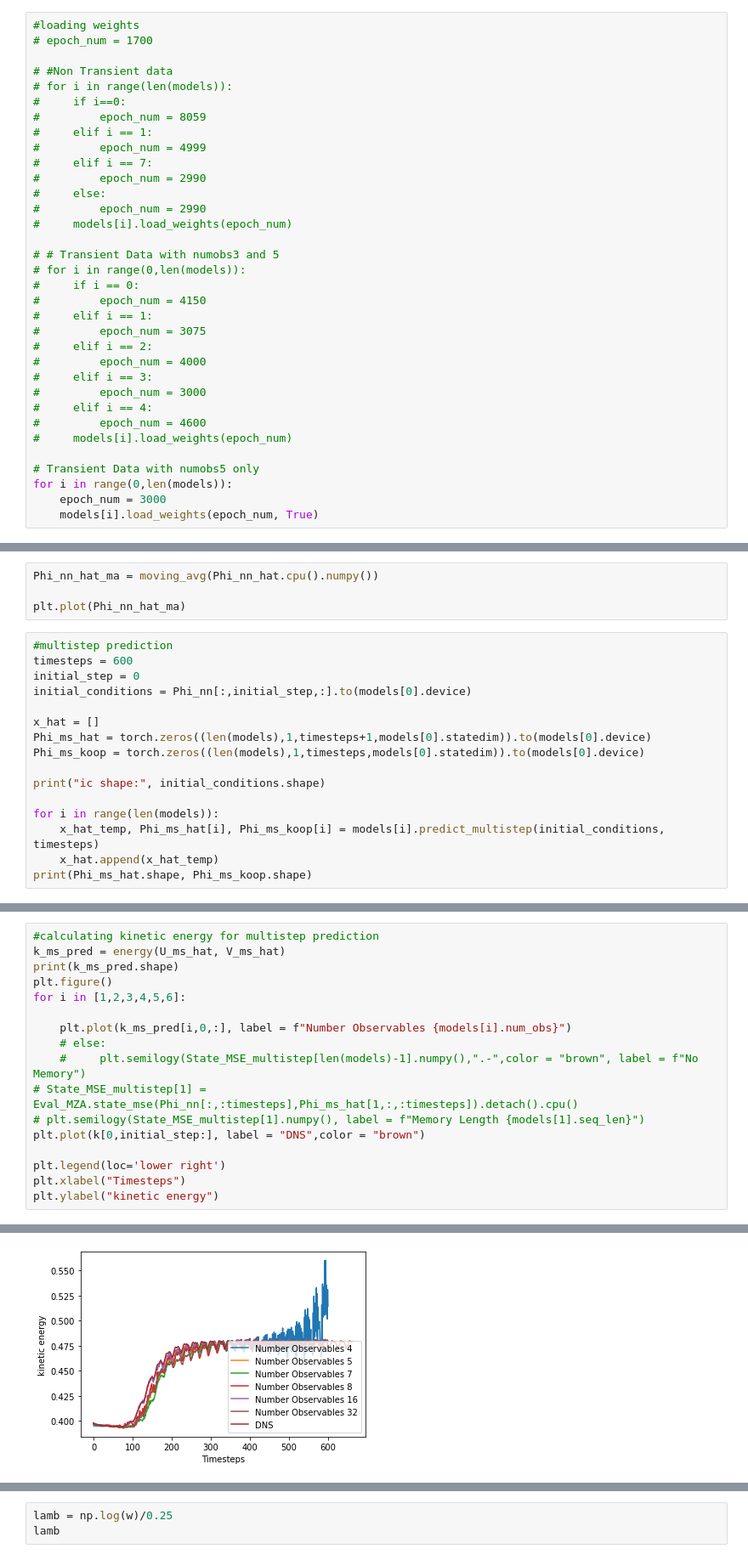
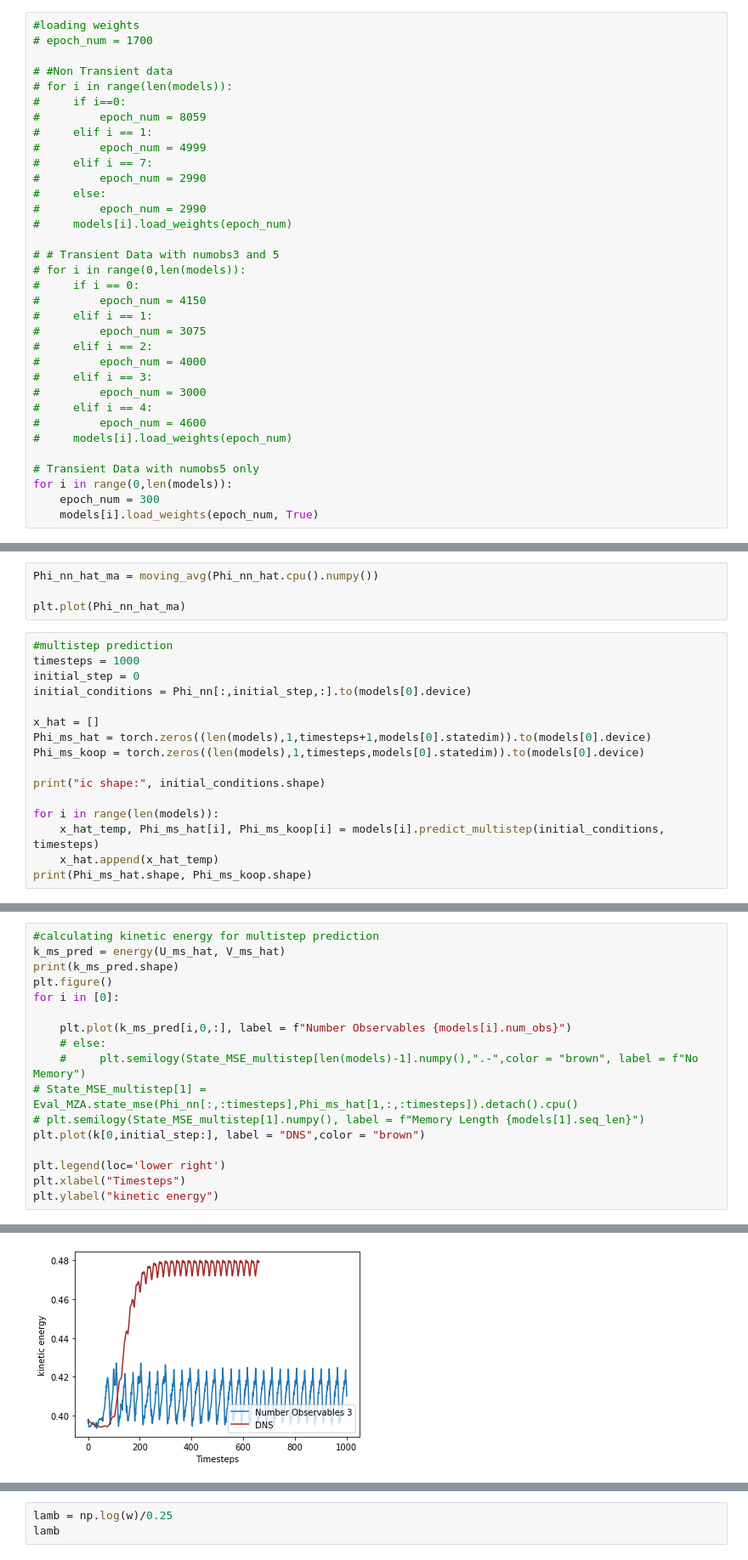
Before and after one commit to RigasLab/MZ-AE, a Jupyter notebook: Notebooks/eval_model_notebook_2Dcyl_multimodel_multistep_Exp4.2.4.ipynb, the cells around one changed output, grey strips where cells are left out. Shown at 85% size. Drawn from its saved outputs; the diff is of its cells as text.

```diff
--- a/Notebooks/eval_model_notebook_2Dcyl_multimodel_multistep_Exp4.2.4.ipynb
+++ b/Notebooks/eval_model_notebook_2Dcyl_multimodel_multistep_Exp4.2.4.ipynb
@@ -115,7 +106,7 @@ Epoch with Minimum train_error:  7756
 
 # Transient Data with numobs5 only
 for i in range(0,len(models)):
-    epoch_num = 3000
+    epoch_num = 300
     models[i].load_weights(epoch_num, True)
 # %%
 # for i in range(0,len(models)):
@@ -246,7 +237,7 @@ Phi_nn_hat_ma = moving_avg(Phi_nn_hat.cpu().numpy())
 plt.plot(Phi_nn_hat_ma)
 # %%
 #multistep prediction
-timesteps = 600
+timesteps = 1000
 initial_step = 0
 initial_conditions = Phi_nn[:,initial_step,:].to(models[0].device)
 
@@ -277,7 +268,7 @@ U_ms_hat.shape, V_ms_hat.shape, U.shape, V.shape
 k_ms_pred = energy(U_ms_hat, V_ms_hat)
 print(k_ms_pred.shape)
 plt.figure()
-for i in [1,2,3,4,5,6]:
+for i in [0]:
 
     plt.plot(k_ms_pred[i,0,:], label = f"Number Observables {models[i].num_obs}")
     # else:
@@ -294,5 +285,5 @@ plt.ylabel("kinetic energy")
 Text(0, 0.5, 'kinetic energy')
-[figure, old version]
+[figure, new version]
 # %%
 U_ms_koop = Phi_ms_koop[...,:int(Phi_ms_koop.shape[-1]/2)].detach().cpu().numpy()
 V_ms_koop = Phi_ms_koop[...,int(Phi_ms_koop.shape[-1]/2):].detach().cpu().numpy()
```
Also changed, not shown: parts of 10 cells of this notebook, 5 other files.
